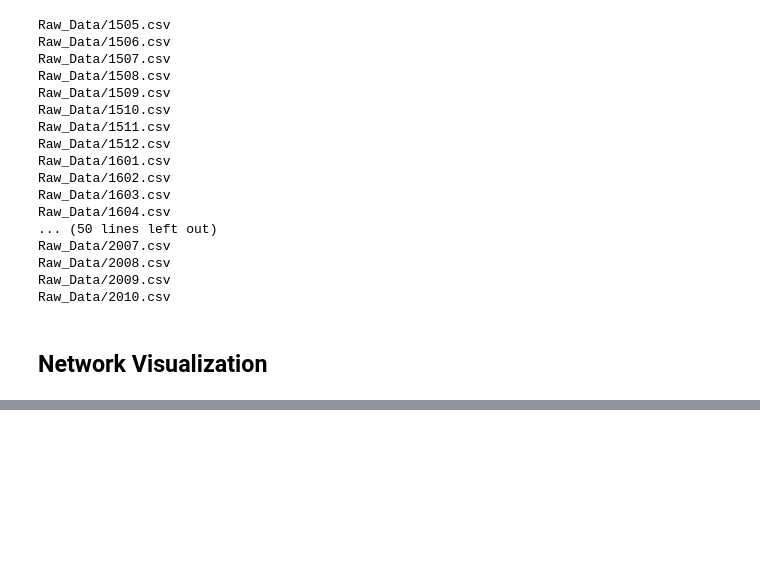
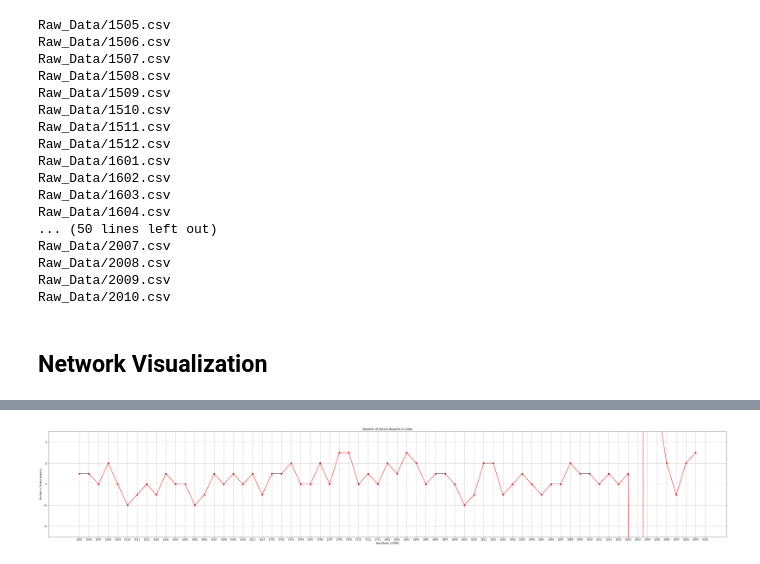
Before and after one commit to mbasil09/Analysis-of-Transport-Network, a Jupyter notebook: Script.ipynb, the cells around one changed output, grey strips where cells are left out. Drawn from its saved outputs; the diff is of its cells as text; code cells hidden in the pictures; blank space fills up the shorter version.

```diff
--- a/Script.ipynb
+++ b/Script.ipynb
@@ -81,0 +81,18 @@ plt.plot(passengers)
+# %%
+nnodes = []
+for i in range(1,len(graphs)):
+    nnodes.append(len(graphs[i].nodes()) - len(graphs[i-1].nodes()))
+
+plt.plot(nnodes, color="red", marker="o")
+plt.xlabel("Year/Month (YYMM)")
+plt.xticks([i for i in range(66)], labels = lbls)
+plt.ylabel("Number of Active Airports")
+plt.title("Number of Active Airports in India")
+plt.grid(True)
+plt.ylim(-5,5)
+figure = plt.gcf()
+figure.set_size_inches(50, 8)
+plt.savefig('Output_Files/matplotlib/newnodes')
+plt.show()
+# %% [output]
+[figure, added]
```
Also changed, not shown: parts of 9 cells of this notebook, 7 other files.
